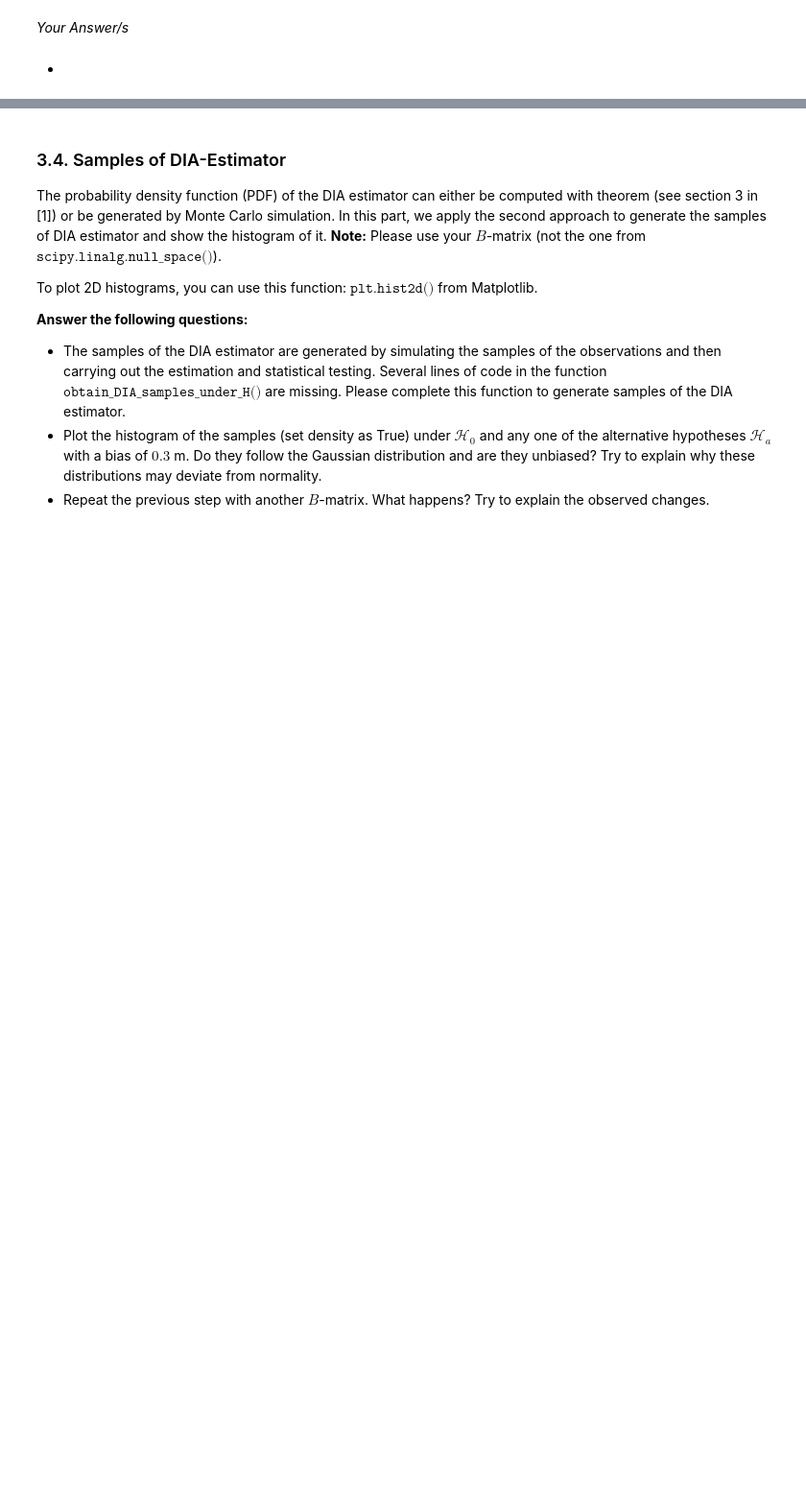
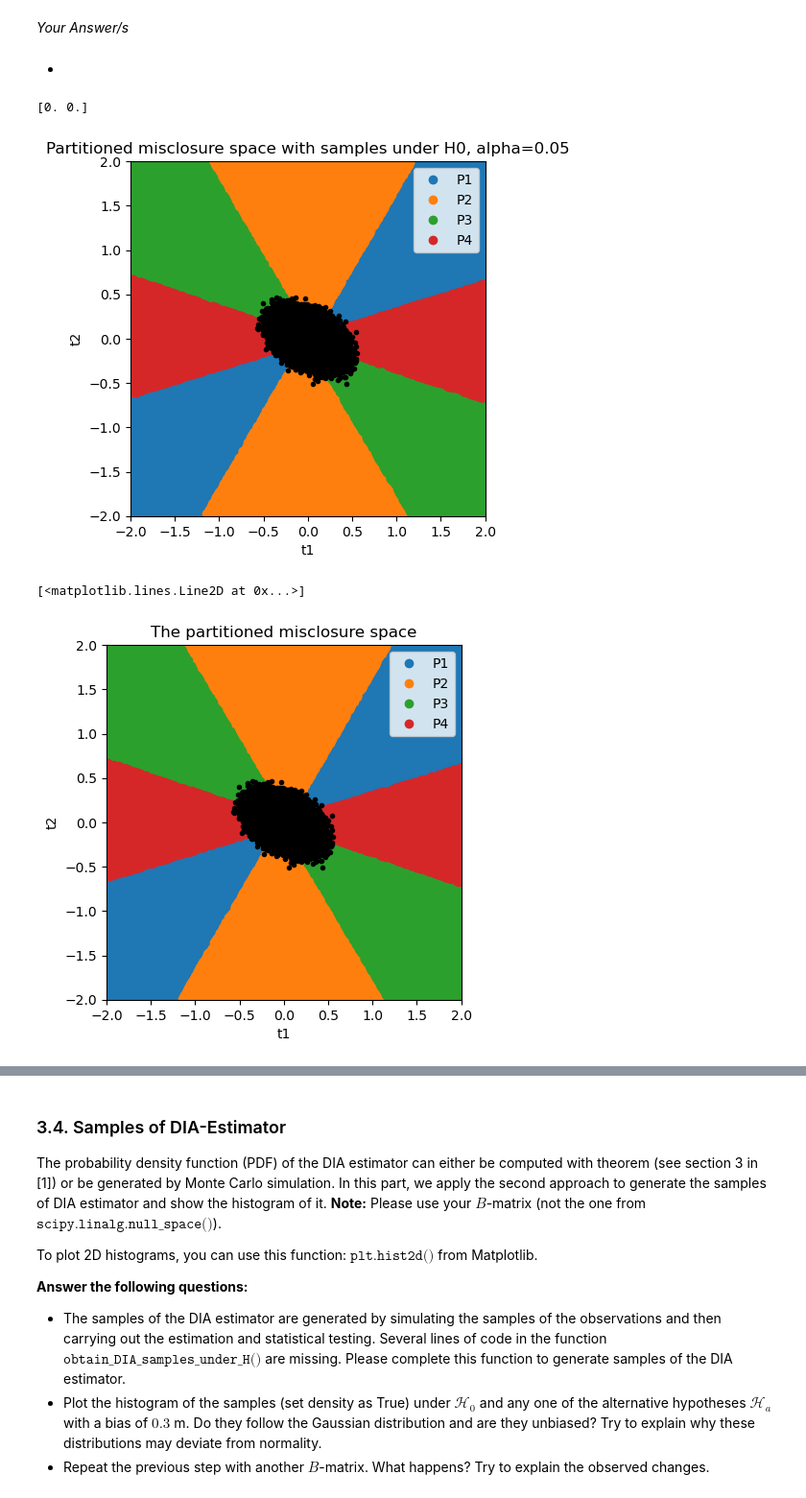
Before and after one commit to ICSlingerland/Geo-Data-Analysis, a Jupyter notebook: Unit-HoekvanHolland/Notebook 1.ipynb, the cells around one changed output, grey strips where cells are left out. Shown at 96% size. Drawn from its saved outputs; the diff is of its cells as text; code cells hidden in the pictures; blank space fills up the shorter version.

```diff
--- a/Unit-HoekvanHolland/Notebook 1.ipynb
+++ b/Unit-HoekvanHolland/Notebook 1.ipynb
@@ -1028,3 +1090,25 @@ _Your Answer/s_
 # %% [markdown]
 -
+# %%
+# Plot the cloud under H0
+nb_samples_t_H0 = 10**6  # number of samples of the misclosure vector t under H0 to be generated
+C_null= np.zeros((4))
+bias=0.3
+mean_t_H0 = B_DIA.T@C_null*bias  # mean of the misclosure vector t under H0 should be 0
+samples_t_H0 = np.random.multivariate_normal(mean_t_H0, Q_tt_DIA, nb_samples_t_H0)
+print(mean_t_H0)
+# %% [output]
+[0. 0.]
+# %%
+# Plot partitioning of the misclosure space with the alphas
+plot_partitionied_2D_misclosure_space(Pcti, Q_tt_DIA, Q_yy_DIA, alpha=0.05)
+plt.plot(samples_t_H0[:, 0], samples_t_H0[:, 1], 'k.', label='Samples under H0')
+plt.title('Partitioned misclosure space with samples under H0, alpha=0.05')
+plt.show()
+plot_partitionied_2D_misclosure_space(Pcti, Q_tt_DIA, Q_yy_DIA, alpha=0.005)
+plt.plot(samples_t_H0[:, 0], samples_t_H0[:, 1], 'k.', label='Samples under H0, alpha=0.005')
+# %% [output]
+[figure, added]
+[<matplotlib.lines.Line2D at 0x...>]
+[figure, added]
 # %%
```
Also changed, not shown: parts of 19 cells of this notebook.
